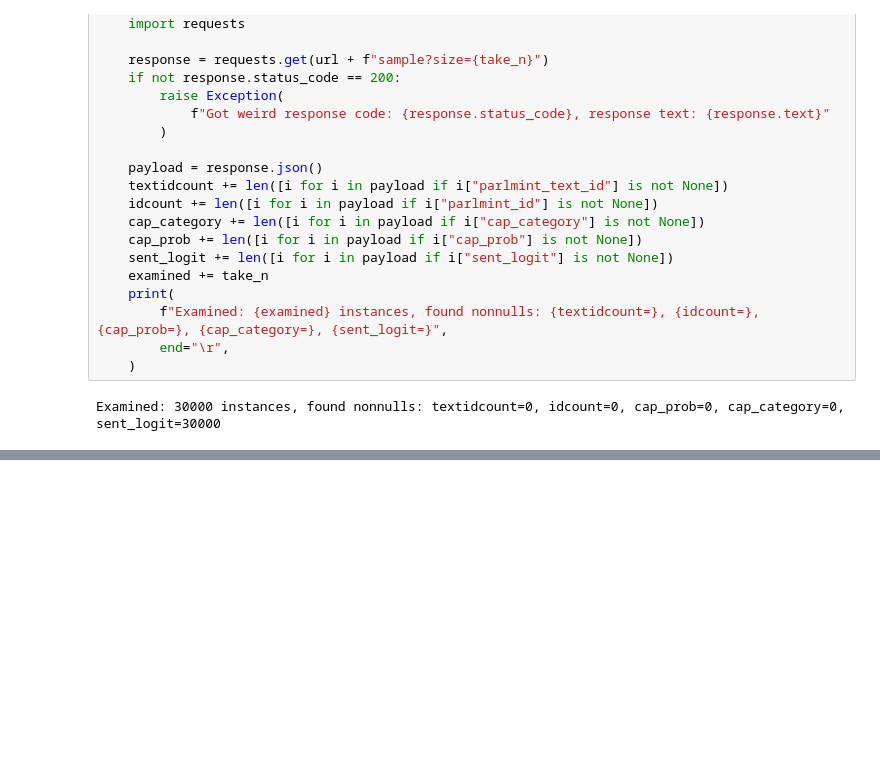
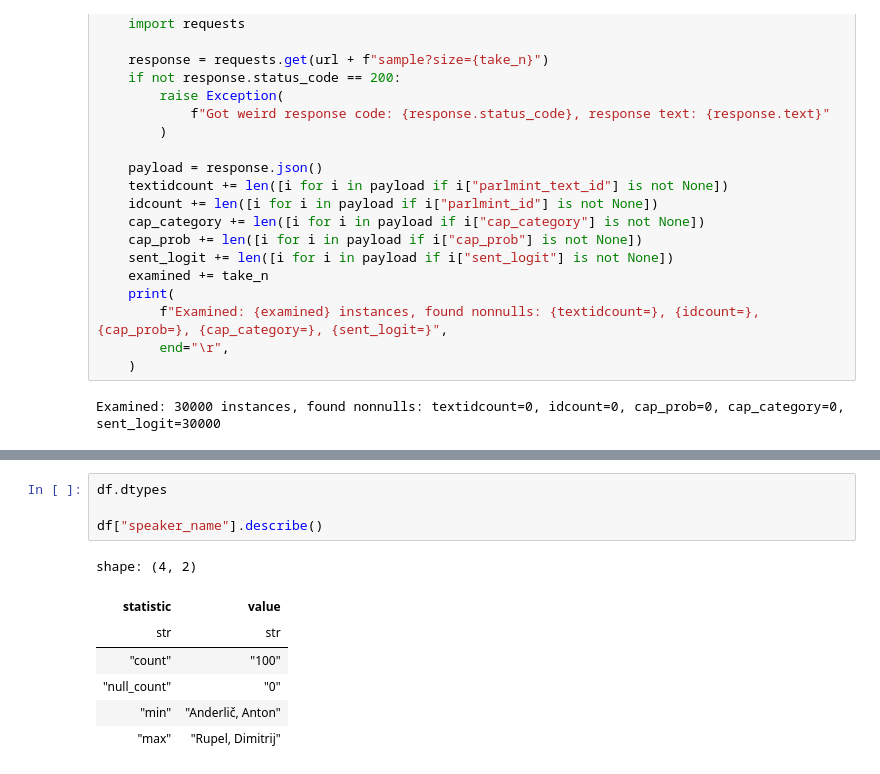
Before and after one commit to 5roop/parlaCAPI, a Jupyter notebook: sandbox.ipynb, the cells around one changed output, grey strips where cells are left out. Cells and saved outputs as stored; diff of their text form; blank space fills up the shorter version.

```diff
--- a/sandbox.ipynb
+++ b/sandbox.ipynb
@@ -207,0 +271,12 @@ Examined: 30000 instances, found nonnulls: textidcount=0, idcount=0, cap_prob=0,
+# %%
+df.dtypes
+
+df["speaker_name"].describe()
+# %% [output]
+shape: (4, 2)
+| statistic | value |
+| str | str |
+| "count" | "100" |
+| "null_count" | "0" |
+| "min" | "Anderlič, Anton" |
+| "max" | "Rupel, Dimitrij" |
```
Also changed, not shown: parts of 8 cells of this notebook, 6 other files.
